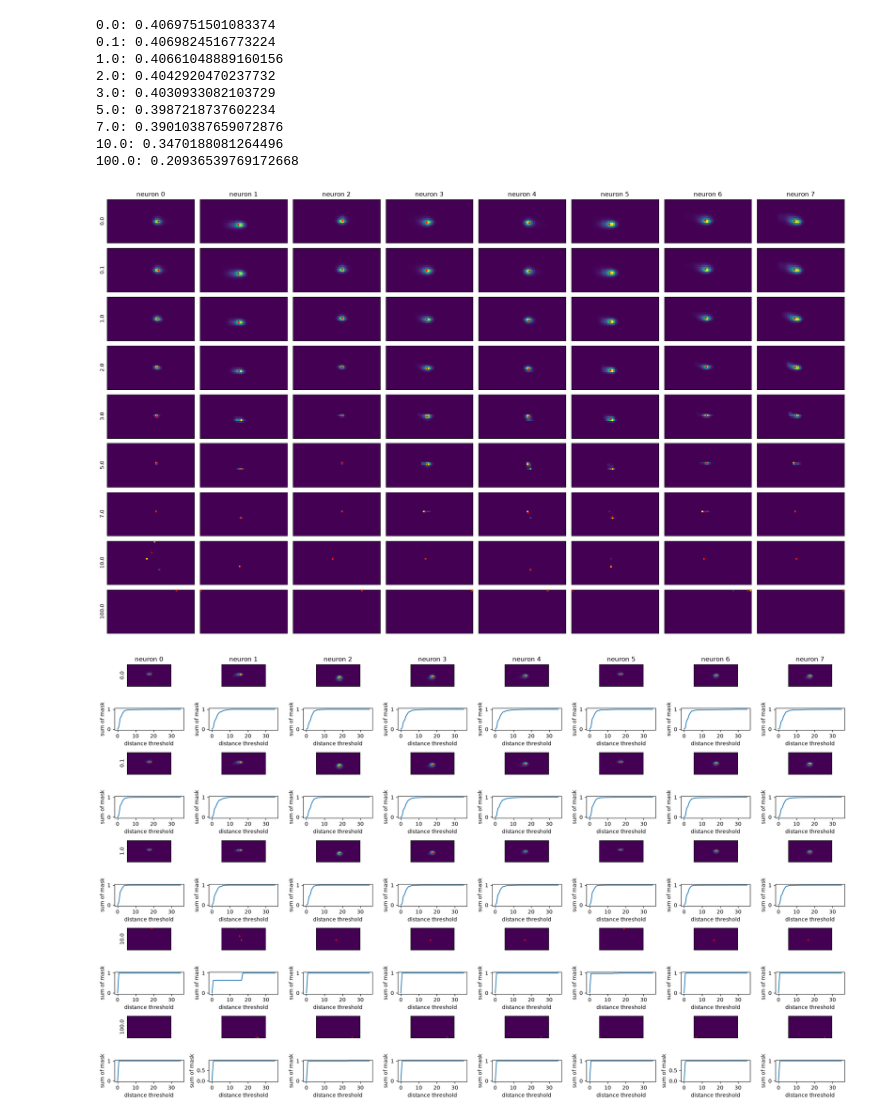
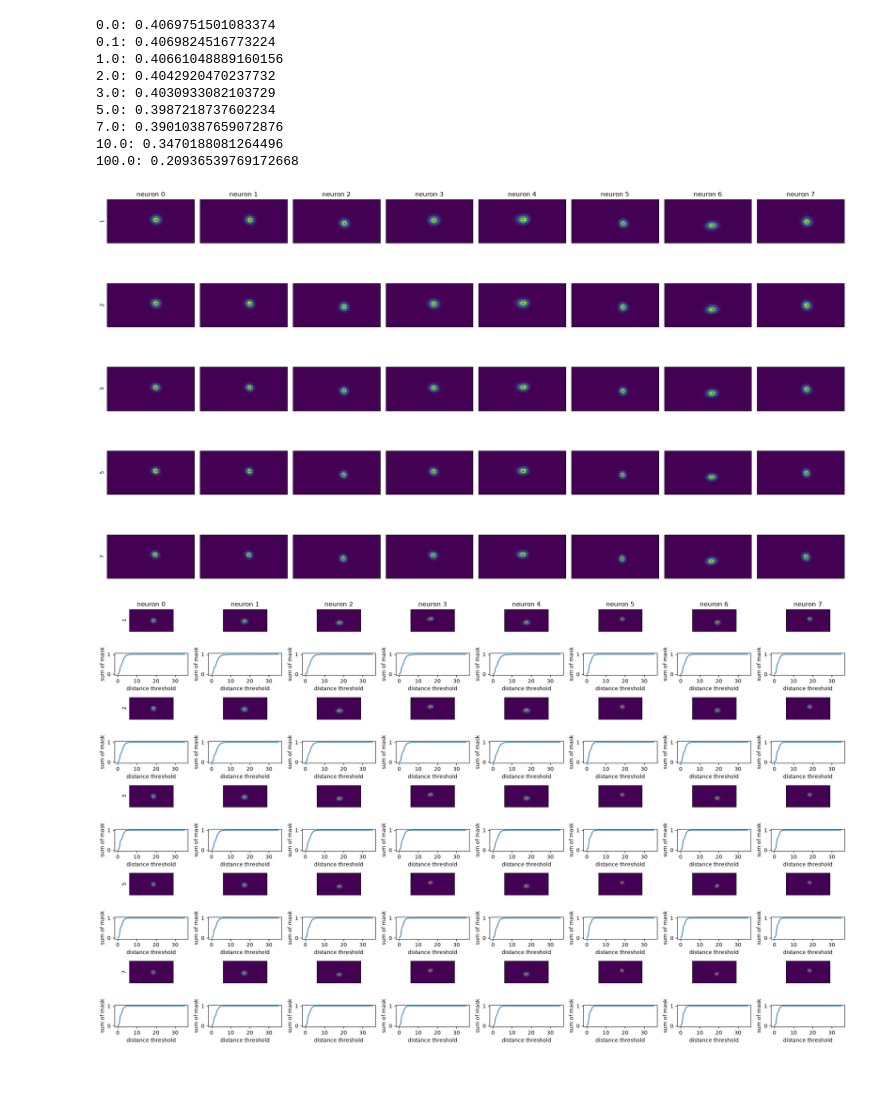
Before and after one commit to NathanSoeding/sensorium, a Jupyter notebook: analysis/entropy_reg.ipynb, the cells around one changed output. Cells and saved outputs as stored; diff of their text form; code cells hidden in the pictures; blank space fills up the shorter version.

Commit message:
combined plots

```diff
--- a/analysis/entropy_reg.ipynb
+++ b/analysis/entropy_reg.ipynb
@@ -71,3 +71,19 @@ Passed `batch_norm_scale` as an iterable, ignoring `final_batchnorm_scale`.
 Passed `batch_norm_scale` as an iterable, ignoring `final_batchnorm_scale`.
 Passed `batch_norm_scale` as an iterable, ignoring `final_batchnorm_scale`.
 Passed `batch_norm_scale` as an iterable, ignoring `final_batchnorm_scale`.
+# %%
+paths = {}
+for w in [1, 2, 3, 5, 7]:
+    paths[w] = [
+        f'../training/runs/entropy/{w}/entropy{w}_seed0',
+        f'../training/runs/entropy/{w}/entropy{w}_seed42',
+        f'../training/runs/entropy/{w}/entropy{w}_seed123',
+    ]
+
+models = {}
+for w, w_paths in paths.items():
+    w_models = []
+    for path in w_paths:
+        model = load_model_from_config(path, dataloaders, device, strict=False)
+        w_models.append(model)
+    models[w] = w_models
@@ -90,42 +122,44 @@ for sigma, model in models.items():
 n = 8
 fig, axs = plt.subplots(len(models), n, figsize=(20, 12))
 neurons = None
 
-for i, (sigma, model) in enumerate(models.items()):
+for i, (weight, w_models) in enumerate(models.items()):
+    model = w_models[0]
     spatials = torch.cat([model.readout[k].spatial.detach().cpu() for k in [data_keys[0]]])
     neurons = torch.randperm(spatials.shape[0])[:n] if neurons is None else neurons
     for j in range(n):
         ax = axs[i][j]
         spatial = spatials[neurons[j]]
 
         h, w = spatial.shape
         y = spatial.sum(dim=1)  # h
         x = spatial.sum(dim=0)  # w
 
         y_pos = torch.arange(h)
         x_pos = torch.arange(w)
 
         y_avg = (y_pos * y).sum()
         x_avg = (x_pos * x).sum()
 
         ax.imshow(spatial)
         ax.scatter(x_avg, y_avg, s=5, color='red')
         ax.set_xticks([])
         ax.set_yticks([])
         if i == 0:
             ax.set_title(f'neuron {j}')
         if j == 0:
-            ax.set_ylabel(sigma)
+            ax.set_ylabel(weight)
 
 plt.tight_layout()
 # %% [output]
-[figure, old version]
+[figure, new version]
 # %%
 n = 8
 fig, axs = plt.subplots(len(models) * 2, n, figsize=(20, 12))
 neurons = None
 
-for i, (sigma, model) in enumerate(models.items()):
+for i, (weight, w_models) in enumerate(models.items()):
+    model = w_models[0]
     spatials = torch.cat([model.readout[k].spatial.detach().cpu() for k in [data_keys[6]]])
     neurons = torch.randperm(spatials.shape[0])[:n] if neurons is None else neurons
     for j in range(n):
@@ -149,7 +183,7 @@ for i, (sigma, model) in enumerate(models.items()):
         if i == 0:
             ax.set_title(f'neuron {j}')
         if j == 0:
-            ax.set_ylabel(sigma)
+            ax.set_ylabel(weight)
 
         y_max = y.argmax()
         x_max = x.argmax()
@@ -173,4 +207,4 @@ for i, (sigma, model) in enumerate(models.items()):
 
 plt.tight_layout()
 # %% [output]
-[figure, old version]
+[figure, new version]
```
Also changed, not shown: parts of 5 cells of this notebook, 2 other files.
